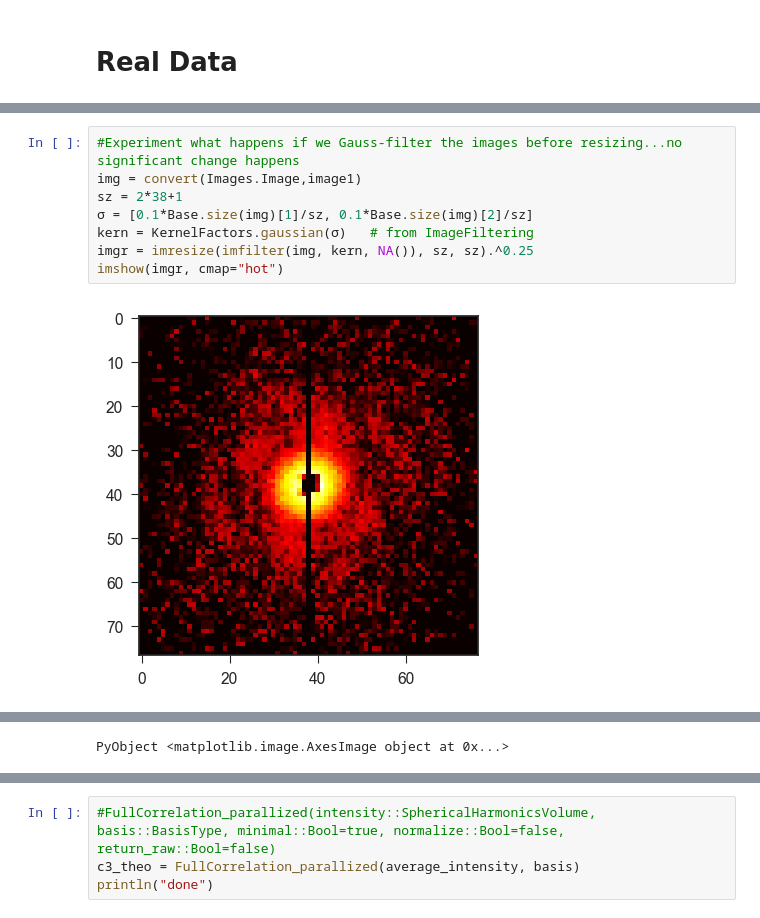
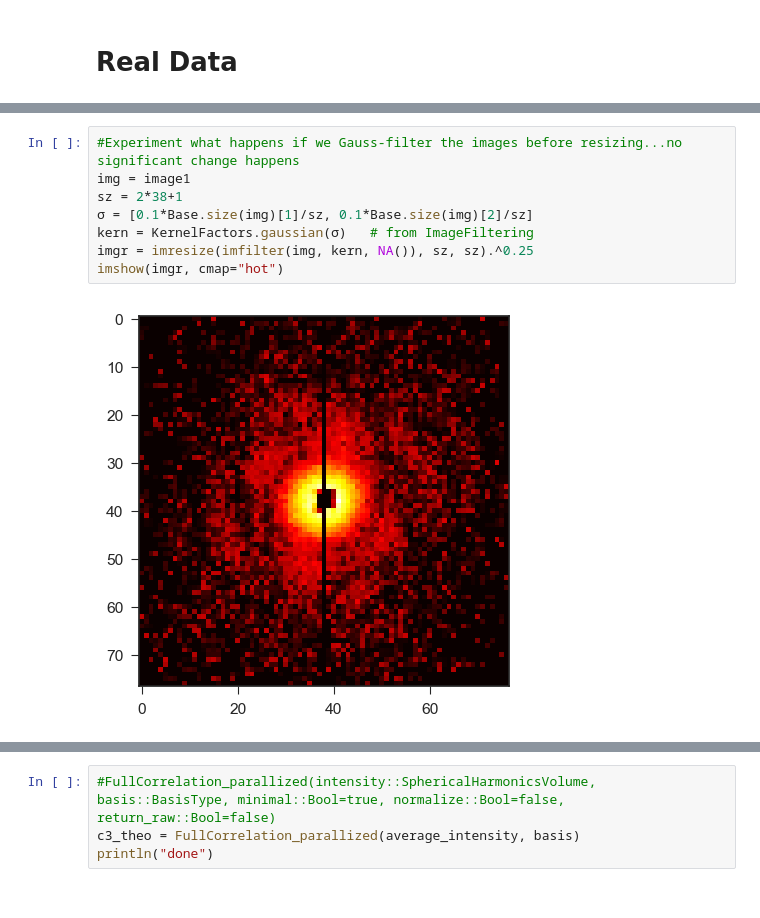
Before and after one commit to h4rm/ThreePhotonsNotebook, a Jupyter notebook: Paper_revision.ipynb, the cells around one changed output, grey strips where cells are left out. Cells and saved outputs as stored; diff of their text form.

```diff
--- a/Paper_revision.ipynb
+++ b/Paper_revision.ipynb
@@ -53,10 +90,10 @@ LoadError: DimensionMismatch("matrix is not square")
 # %%
 #Experiment what happens if we Gauss-filter the images before resizing...no significant change happens
-img = convert(Images.Image,image1)
+img = image1
 sz = 2*38+1
 σ = [0.1*Base.size(img)[1]/sz, 0.1*Base.size(img)[2]/sz]
 kern = KernelFactors.gaussian(σ)   # from ImageFiltering
 imgr = imresize(imfilter(img, kern, NA()), sz, sz).^0.25
 imshow(imgr, cmap="hot")
 # %% [output]
-[figure, old version]
+[figure, new version]
@@ -65 +100,0 @@ WARNING: ImageMetadata.Image is deprecated, use ImageMetadata.ImageMeta instead.
-PyObject <matplotlib.image.AxesImage object at 0x...>
```
Also changed, not shown: parts of 45 cells of this notebook, 4 other files.
